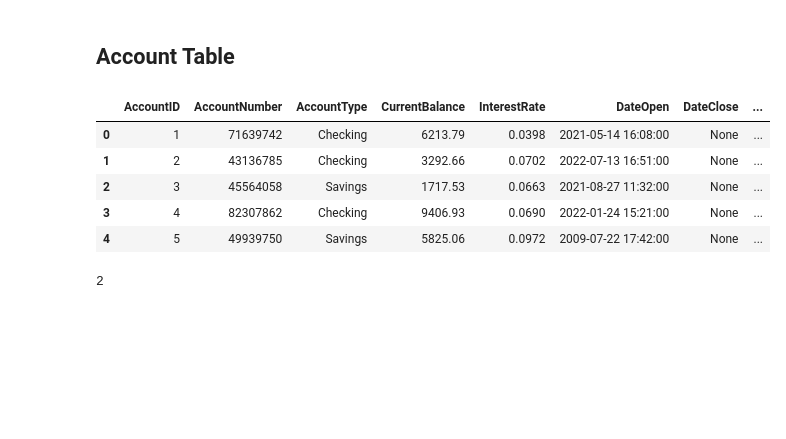
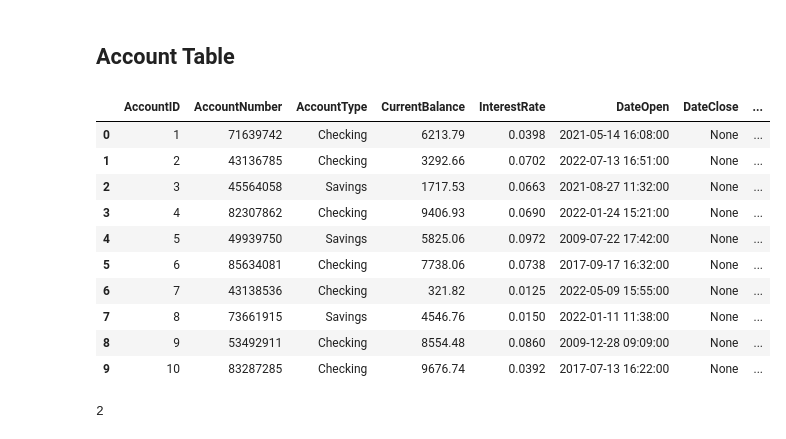
Before and after one commit to 4tiennguyen/Banking_System, a Jupyter notebook: Simulating data.ipynb, the cells around one changed output. Cells and saved outputs as stored; diff of their text form; code cells hidden in the pictures; blank space fills up the shorter version.

```diff
--- a/Simulating data.ipynb
+++ b/Simulating data.ipynb
@@ -225,14 +225,19 @@ with open('C:/Users/tttie/OneDrive/Documents/CS 257/simulatedData/account_data.j
     data = json.load(json_file)
 # %%
 accounts_df = pd.DataFrame(data)
-accounts_df.head()
+accounts_df.head(10)
 # %% [output]
 |  | AccountID | AccountNumber | AccountType | CurrentBalance | InterestRate | DateOpen | DateClose | ... |
 | 0 | 1 | 71639742 | Checking | 6213.79 | 0.0398 | 2021-05-14 16:08:00 | None | ... |
 | 1 | 2 | 43136785 | Checking | 3292.66 | 0.0702 | 2022-07-13 16:51:00 | None | ... |
 | 2 | 3 | 45564058 | Savings | 1717.53 | 0.0663 | 2021-08-27 11:32:00 | None | ... |
 | 3 | 4 | 82307862 | Checking | 9406.93 | 0.0690 | 2022-01-24 15:21:00 | None | ... |
 | 4 | 5 | 49939750 | Savings | 5825.06 | 0.0972 | 2009-07-22 17:42:00 | None | ... |
+| 5 | 6 | 85634081 | Checking | 7738.06 | 0.0738 | 2017-09-17 16:32:00 | None | ... |
+| 6 | 7 | 43138536 | Checking | 321.82 | 0.0125 | 2022-05-09 15:55:00 | None | ... |
+| 7 | 8 | 73661915 | Savings | 4546.76 | 0.0150 | 2022-01-11 11:38:00 | None | ... |
+| 8 | 9 | 53492911 | Checking | 8554.48 | 0.0860 | 2009-12-28 09:09:00 | None | ... |
+| 9 | 10 | 83287285 | Checking | 9676.74 | 0.0392 | 2017-07-13 16:22:00 | None | ... |
 # %%
 len(accounts_df[accounts_df['PersonID']==5])
 # %% [output]
```
Also changed, not shown: 2 other files.
